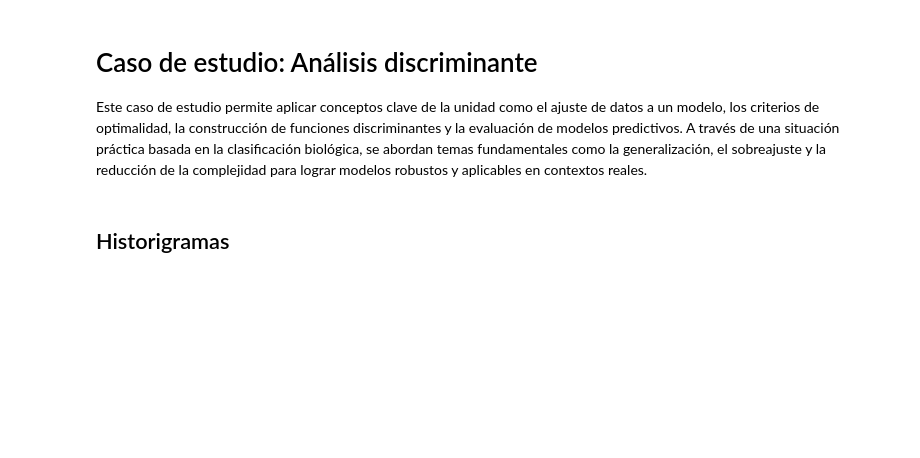
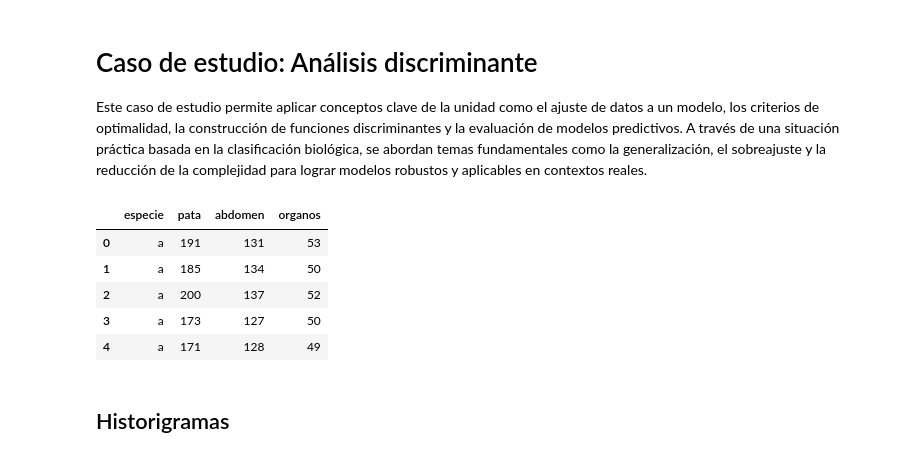
Before and after one commit to richistron/notebooks, a Jupyter notebook: introduccion_modelacion/s2/analisis_discriminante.ipynb, the cells around one changed output. Drawn from its saved outputs; the diff is of its cells as text; code cells hidden in the pictures; blank space fills up the shorter version.

```diff
--- a/introduccion_modelacion/s2/analisis_discriminante.ipynb
+++ b/introduccion_modelacion/s2/analisis_discriminante.ipynb
@@ -10,9 +10,17 @@ complejidad para lograr modelos robustos y aplicables en contextos reales.
 # %%
 import pandas as pd
 import matplotlib.pyplot as plt
 import seaborn as sb
 
 df = pd.read_excel('ESPECIE_DATOS.xlsx')
+df.head()
+# %% [output]
+|  | especie | pata | abdomen | organos |
+| 0 | a | 191 | 131 | 53 |
+| 1 | a | 185 | 134 | 50 |
+| 2 | a | 200 | 137 | 52 |
+| 3 | a | 173 | 127 | 50 |
+| 4 | a | 171 | 128 | 49 |
 # %% [markdown]
 ## Historigramas
 # %%
```
Also changed, not shown: parts of 4 cells of this notebook, 1 other file.
